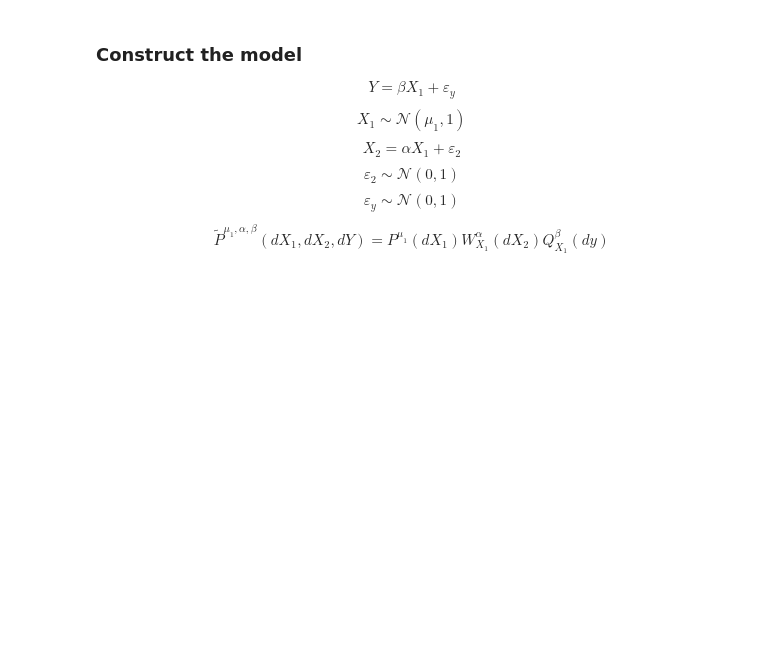
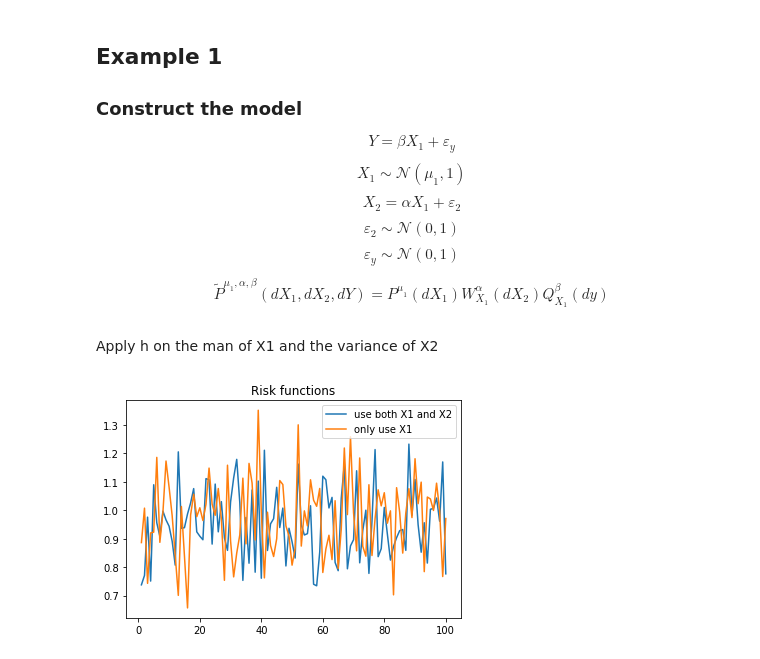
Before and after one commit to graceyin06/invariant-model, a Jupyter notebook: simulation2-2.ipynb, the cells around one changed output. Saved outputs shown, nothing was run; the diff lists cells and outputs as text; code cells hidden in the pictures; blank space fills up the shorter version.

```diff
--- a/simulation2-2.ipynb
+++ b/simulation2-2.ipynb
@@ -7,6 +7,7 @@ import seaborn as sns
 from sklearn.linear_model import LinearRegression
 from statistics import mean
 # %% [markdown]
+## Example 1
 ### Construct the model
 
 $$Y=\beta X_1+\varepsilon_y$$
@@ -16,4 +17,6 @@ $$\varepsilon_2 \sim \mathcal{N}(0,1)$$
 $$\varepsilon_y \sim \mathcal{N}(0,1)$$
 
 $$\tilde{P}^{\mu_1,\alpha,\beta}(dX_1,dX_2,dY)=P^{\mu_1}(dX_1)W_{X_1}^{\alpha}(dX_2)Q_{X_1}^{\beta}(dy)$$
+# %% [markdown]
+ Apply h on the man of X1 and the variance of X2
 # %%
@@ -93,0 +75,17 @@ h=10
+# %%
+list1=[]
+list2=[]
+
+for i in range(100):
+    list1.append(risk_both(100,200000))
+    list2.append(risk_x1(100,200000))
+
+plt.figure()
+plt.plot(range(1,101),list1,label='use both X1 and X2')
+plt.plot(range(1,101),list2,label='only use X1')
+#plt.plot(range(1,101),list3,label='original')
+plt.legend(loc='best')
+plt.title("Risk functions")
+plt.show()
+# %% [output]
+[figure, added]
```
Also changed, not shown: parts of 6 cells of this notebook.
